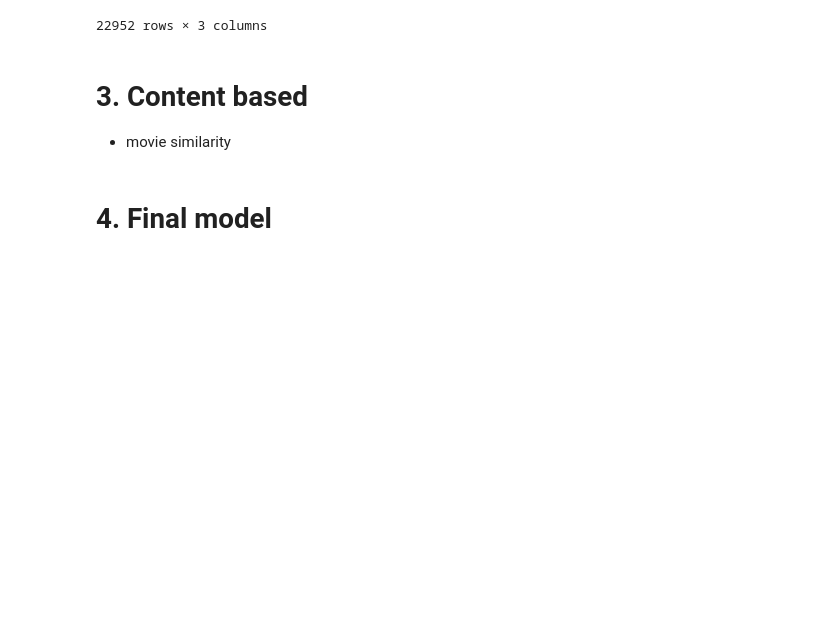
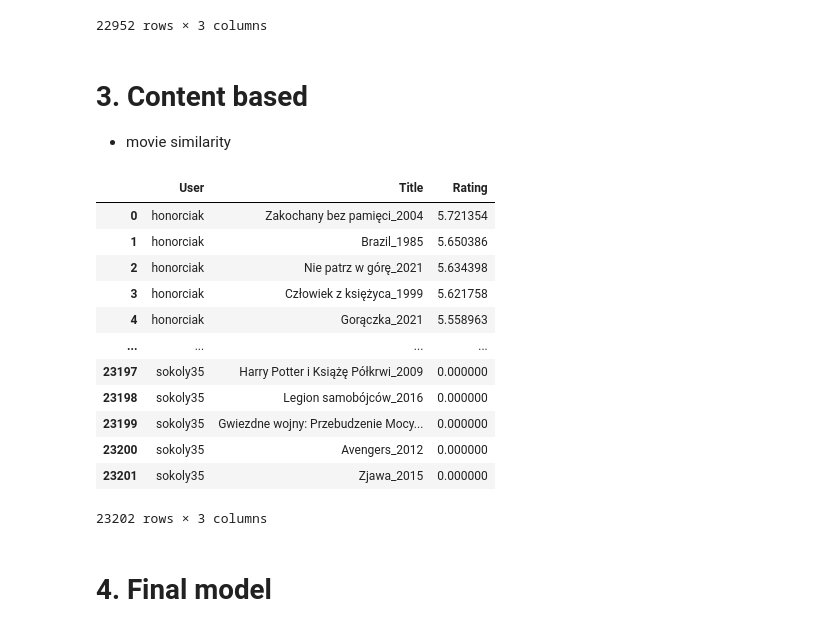
Before and after one commit to rogulforce/filmweb_recommendation_system, a Jupyter notebook: src/recommendation_system.ipynb, the cells around one changed output. Drawn from its saved outputs; the diff is of its cells as text; code cells hidden in the pictures; blank space fills up the shorter version.

```diff
--- a/src/recommendation_system.ipynb
+++ b/src/recommendation_system.ipynb
@@ -143,11 +134,25 @@ decode(recommendations, user_dict, movie_dict)
 # 3. Content based
 * movie similarity
 # %%
-# cb_recommender = CBRecommender(df_movie)
-# recommendations = cb_recommender.predict(
-#     df_user=df_user_validation, num_of_recomendations=None
-# )
-# decode(recommendations, user_dict, movie_dict)
+cb_recommender = CBRecommender(df_movie)
+recommendations = cb_recommender.predict(
+    df_user=df_user_validation, num_of_recomendations=-1
+)
+decode(recommendations, user_dict, movie_dict)
+# %% [output]
+|  | User | Title | Rating |
+| 0 | honorciak | Zakochany bez pamięci_2004 | 5.721354 |
+| 1 | honorciak | Brazil_1985 | 5.650386 |
+| 2 | honorciak | Nie patrz w górę_2021 | 5.634398 |
+| 3 | honorciak | Człowiek z księżyca_1999 | 5.621758 |
+| 4 | honorciak | Gorączka_2021 | 5.558963 |
+| ... | ... | ... | ... |
+| 23197 | sokoly35 | Harry Potter i Książę Półkrwi_2009 | 0.000000 |
+| 23198 | sokoly35 | Legion samobójców_2016 | 0.000000 |
+| 23199 | sokoly35 | Gwiezdne wojny: Przebudzenie Mocy... | 0.000000 |
+| 23200 | sokoly35 | Avengers_2012 | 0.000000 |
+| 23201 | sokoly35 | Zjawa_2015 | 0.000000 |
+23202 rows × 3 columns
 # %% [markdown]
 # 4. Final model
 # %%
```
Also changed, not shown: parts of 8 cells of this notebook, 13 other files.
